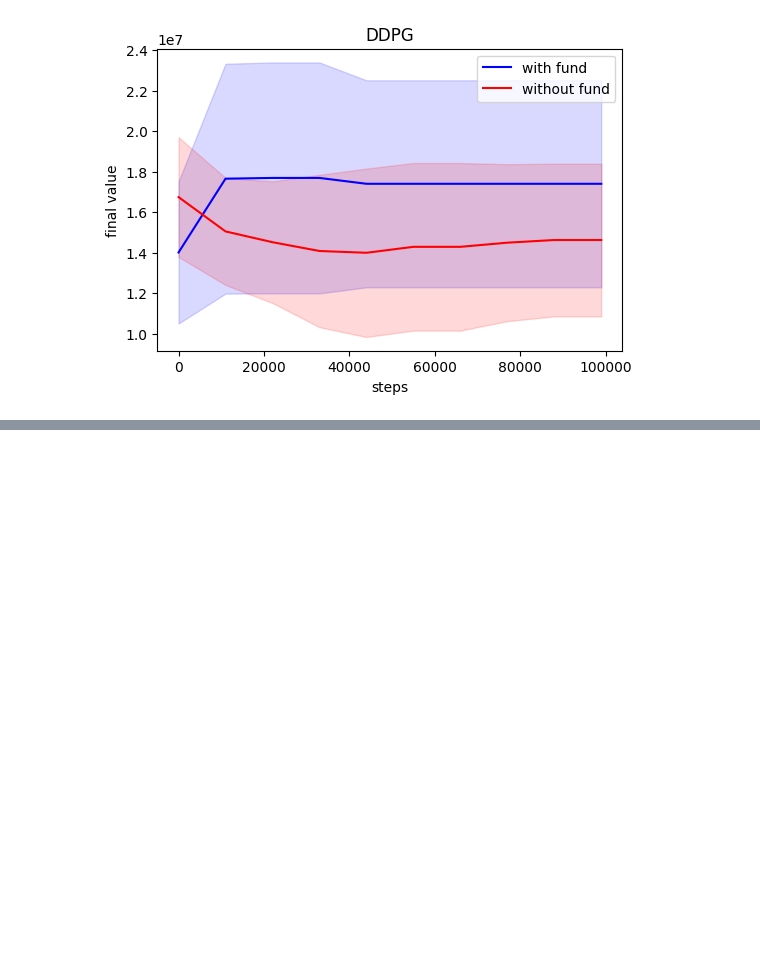
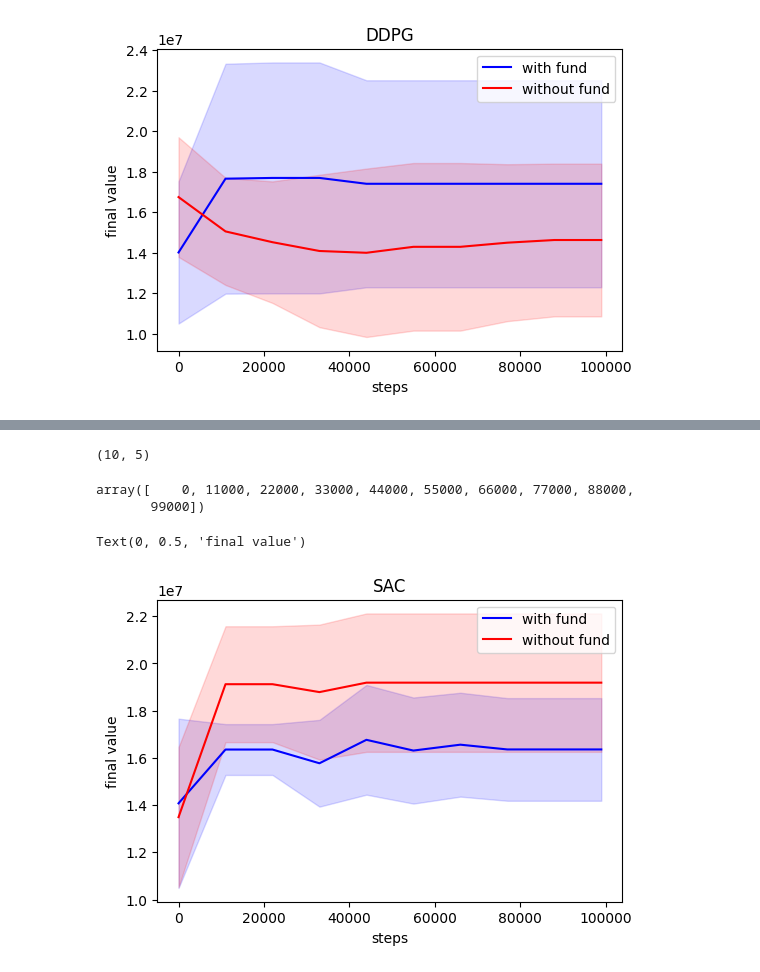
Before and after one commit to ytliu74/PRP_Demo, a Jupyter notebook: prp_report_plot.ipynb, the cells around one changed output, grey strips where cells are left out. Drawn from its saved outputs; the diff is of its cells as text; code cells hidden in the pictures; blank space fills up the shorter version.

Commit message:
update plot

```diff
--- a/prp_report_plot.ipynb
+++ b/prp_report_plot.ipynb
@@ -38,0 +69,8 @@ Text(0, 0.5, 'final value')
+# %%
+df = pd.read_csv(f"./logs/SAC/{dl[0]}/evaluator.csv").drop(
+    columns=[col+'_score' for col in ['std', 'min', 'max']])
+for path in dl[1:]:
+    x = pd.read_csv(f"./logs/SAC/{path}/evaluator.csv").drop(
+        columns=[col+'_score' for col in ['std', 'min', 'max']])
+    df = pd.merge(df, x, on='total_steps')
+df
@@ -38,0 +89,30 @@ Text(0, 0.5, 'final value')
+# %%
+data = df.drop(columns=['total_steps']).to_numpy()
+data.shape
+# %% [output]
+(10, 5)
+# %%
+x = np.array(df.total_steps)
+x
+# %% [output]
+array([    0, 11000, 22000, 33000, 44000, 55000, 66000, 77000, 88000,
+       99000])
+# %%
+mean = data.mean(axis=1)
+std = data.std(axis=1)
+mean_n = no_fund.mean(axis=0)
+std_n = no_fund.std(axis=0)
+# %%
+fig, ax = plt.subplots()
+fig.set_dpi(100.0)
+ax.set_title("SAC")
+ax.plot(x, mean, '-', color='blue', label='with fund')
+ax.plot(x, mean_n, '-', color='red', label='without fund')
+ax.legend()
+ax.fill_between(x, mean-std, mean+std, alpha=0.15, color='blue')
+ax.fill_between(x, mean_n-std_n, mean_n+std_n, alpha=0.15, color='red')
+ax.set_xlabel("steps")
+ax.set_ylabel("final value")
+# %% [output]
+Text(0, 0.5, 'final value')
+[figure, added]
```
Also changed, not shown: parts of 4 cells of this notebook.
